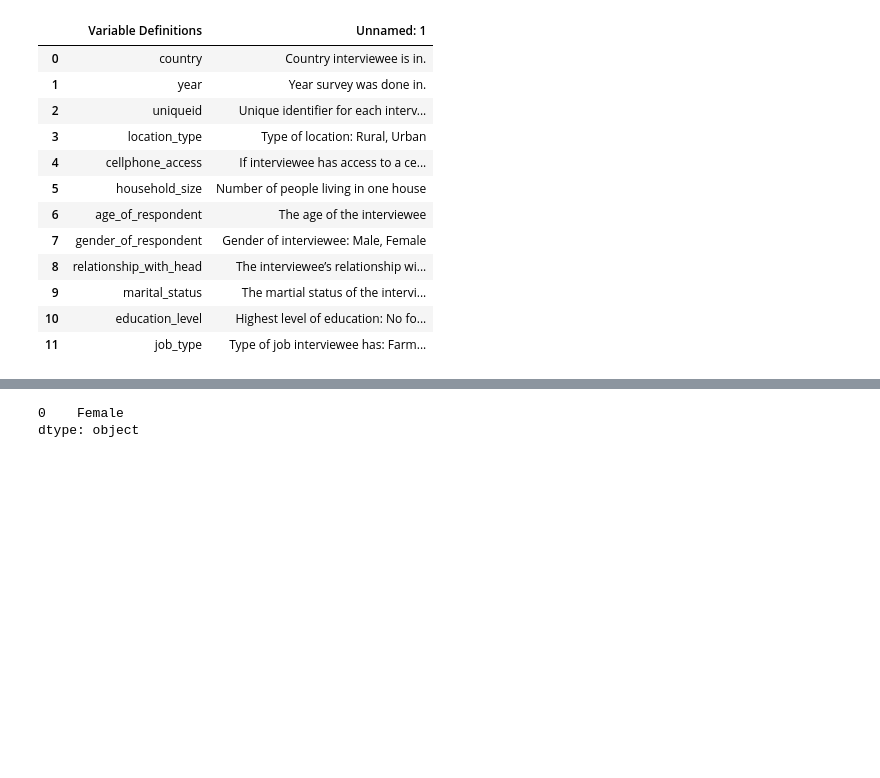
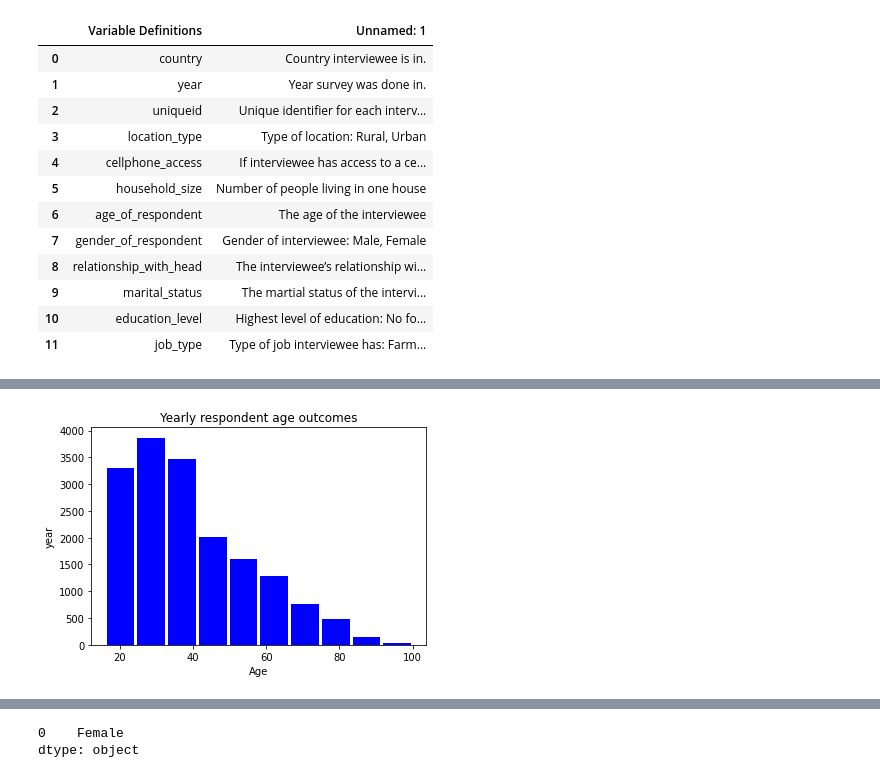
Before and after one commit to captmmari/Independent-week4-project, a Jupyter notebook: Moringa_Independent_week02_Core_Project_Simon_Mmari.ipynb, the cells around one changed output, grey strips where cells are left out. Cells and saved outputs as stored; diff of their text form; code cells hidden in the pictures; blank space fills up the shorter version.

```diff
--- a/Moringa_Independent_week02_Core_Project_Simon_Mmari.ipynb
+++ b/Moringa_Independent_week02_Core_Project_Simon_Mmari.ipynb
@@ -65 +158,13 @@ df.dropna().head()
+# %%
+#
+df_res = df['Respondent Age']
+#df_year = df['year']
+#df_res = df['Respondent Age']
+plt.hist(df_res, histtype='bar', rwidth = 0.9, bins = 10, color = 'blue')
+plt.title('Yearly respondent age outcomes')
+plt.xlabel('Age')
+plt.ylabel('year')
+plt.show()
+# %% [output]
+[figure, added]
 # %%
```
Also changed, not shown: parts of 52 cells of this notebook.
